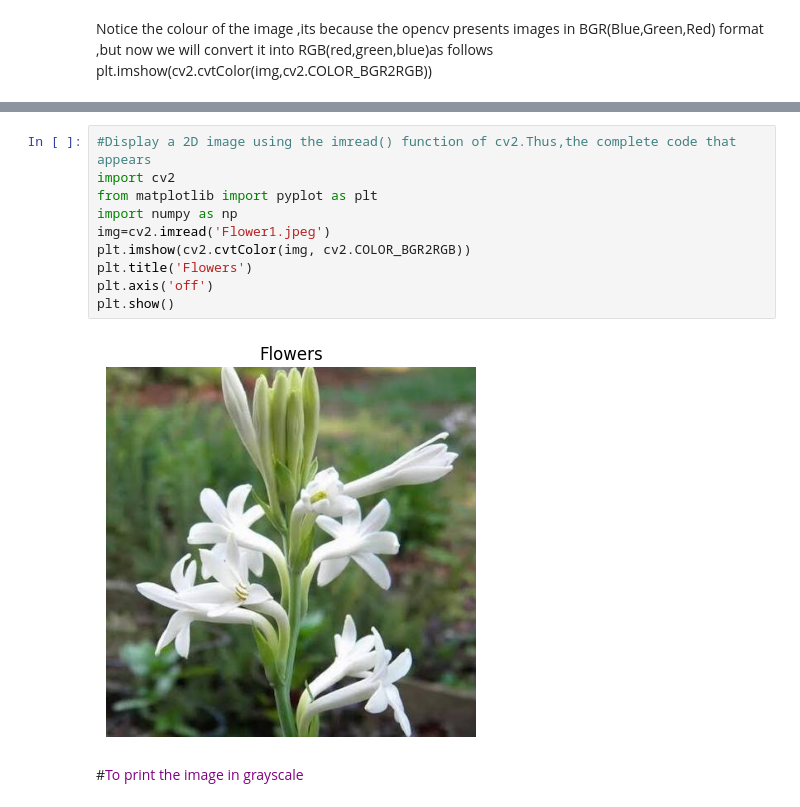
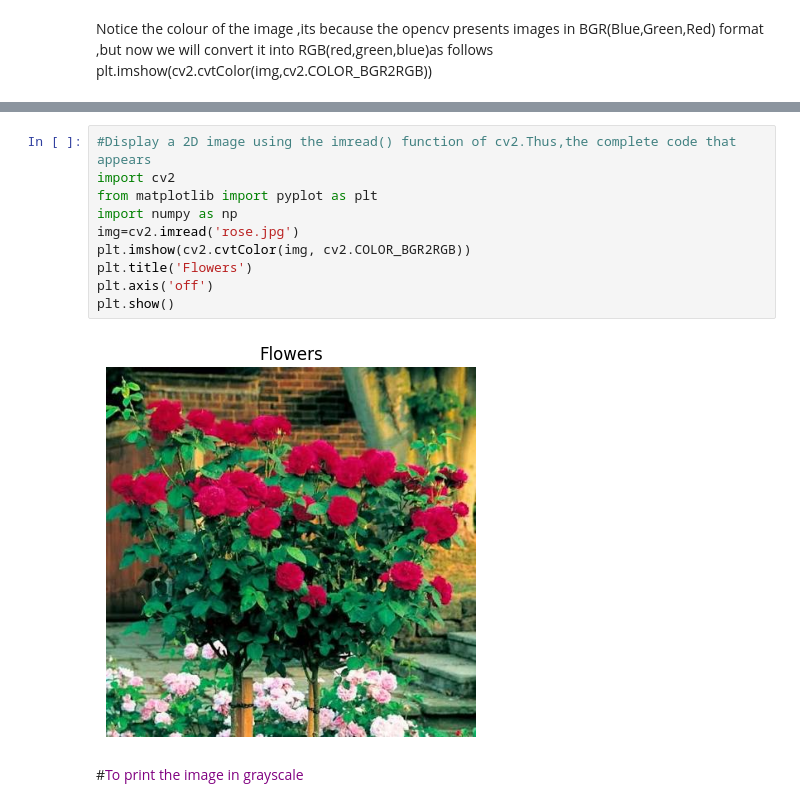
Before and after one commit to SettibathulaJyothi/Python-Aritificial-Intelligence-Code-417-Skill-Education-Class-10, a Jupyter notebook: OpenCV(Open-Source Computer Vision Library).ipynb, the cells around one changed output, grey strips where cells are left out. Drawn from its saved outputs; the diff is of its cells as text.

```diff
--- a/OpenCV(Open-Source Computer Vision Library).ipynb
+++ b/OpenCV(Open-Source Computer Vision Library).ipynb
@@ -57,15 +57,15 @@ plt.show()
 # %%
 #Display a 2D image using the imread() function of cv2.Thus,the complete code that appears
 import cv2
 from matplotlib import pyplot as plt
 import numpy as np
-img=cv2.imread('Flower1.jpeg')
+img=cv2.imread('rose.jpg')
 plt.imshow(cv2.cvtColor(img, cv2.COLOR_BGR2RGB))
 plt.title('Flowers')
 plt.axis('off')
 plt.show()
 # %% [output]
-[figure, old version]
+[figure, new version]
 # %% [markdown]
 #<font color=purple>To print the image in grayscale
 # %%
```
Also changed, not shown: parts of 5 cells of this notebook.
